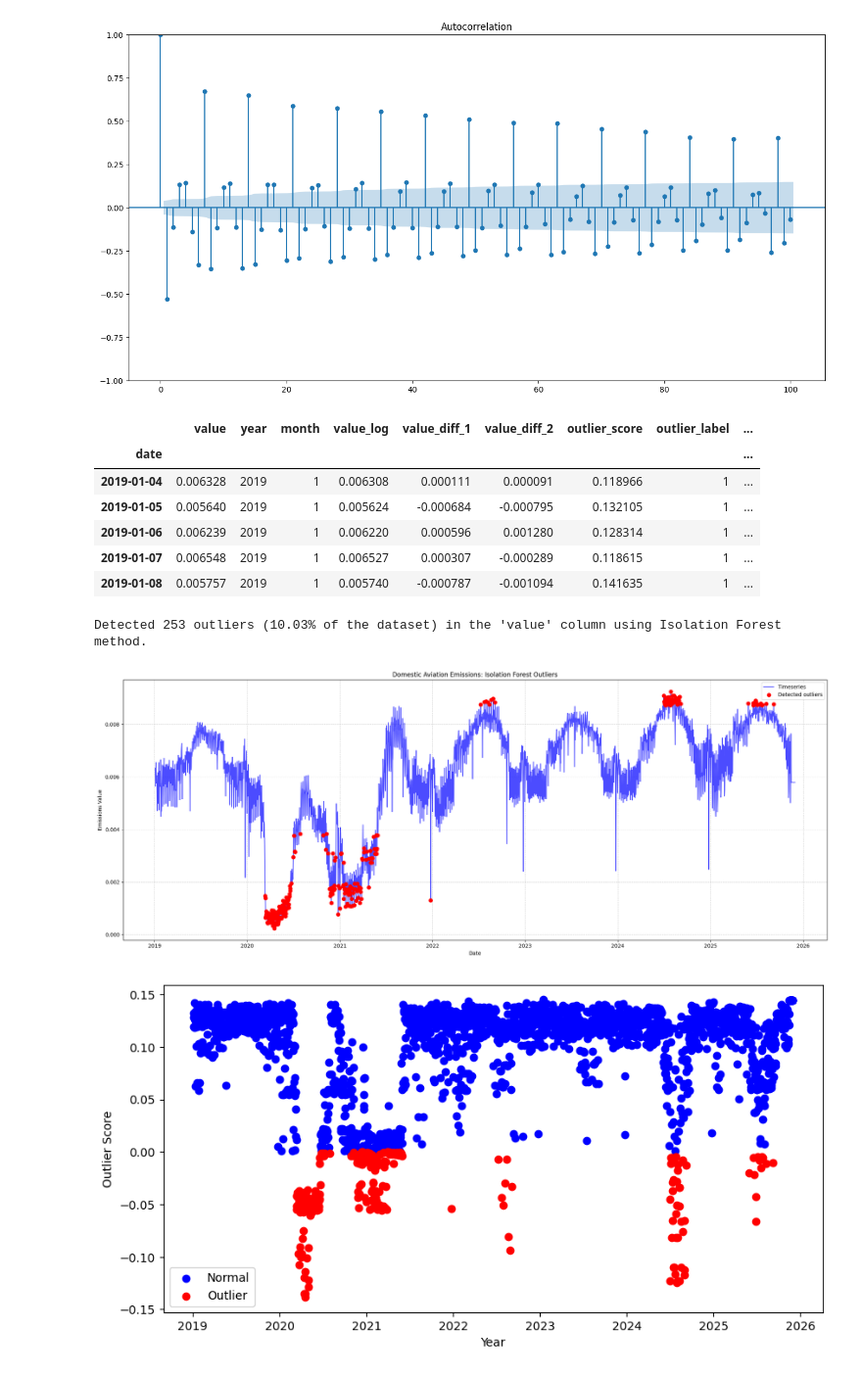
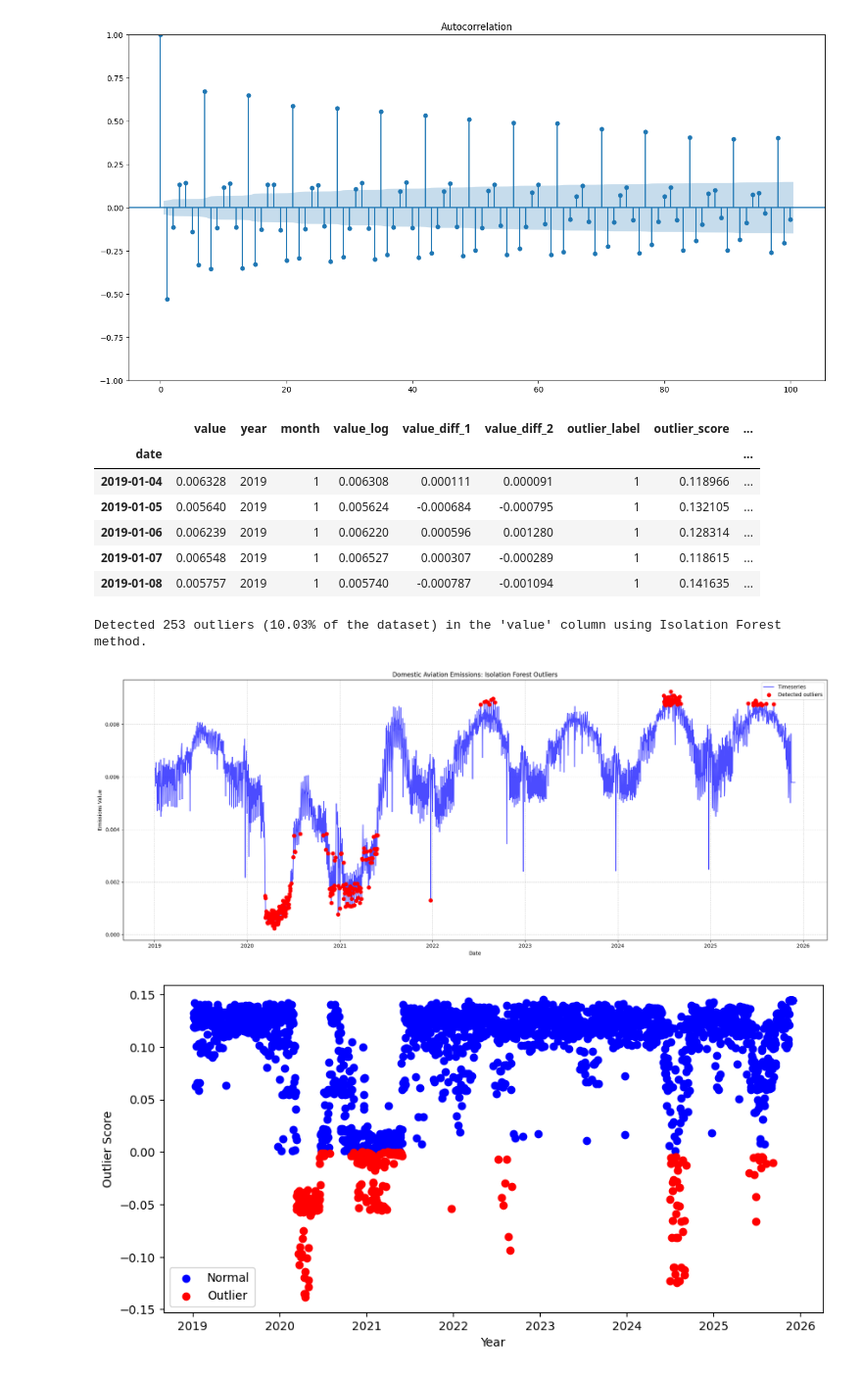
Before and after one commit to thisishasan/data_mining_and_machine_learning, a Jupyter notebook: data_mining_machine_learning.ipynb, the cells around one changed output. Shown at 98% size. Drawn from its saved outputs; the diff is of its cells as text; code cells hidden in the pictures.

```diff
--- a/data_mining_machine_learning.ipynb
+++ b/data_mining_machine_learning.ipynb
@@ -717,42 +717,41 @@ isolation_forest = IsolationForest(
     n_estimators = n_estimators,
     max_samples = sample_size,
     contamination=contamination,  # set fixed % for reproducibility (better than 'auto')
     random_state=42
 )
 
-isolation_forest.fit(df_temp_1[['value']])
+df_temp_1['outlier_label'] = isolation_forest.fit_predict(df_temp_1[['value']])
 df_temp_1['outlier_score'] = isolation_forest.decision_function(df_temp_1[['value']])
-df_temp_1['outlier_label'] = isolation_forest.fit_predict(df_temp_1[['value']])
 
 # -1 indicates an outlier, 1 indicates an inlier
 df_temp_1['is_outlier'] = df_temp_1['outlier_label'] == -1
 
 outliers_iso_forest = df_temp_1[df_temp_1['is_outlier']]
 iso_forest_outlier_percent = (len(outliers_iso_forest) / df_temp_1.shape[0]) * 100
 
 display(df_temp_1.head())
 
 print(f"Detected {len(outliers_iso_forest)} outliers ({iso_forest_outlier_percent:.2f}% of the dataset) in the 'value' column using Isolation Forest method.\n")
 
 # Plot the time series with outliers highlighted
 plt.figure(figsize=(20, 8))
 plt.plot(df_temp_1.index, df_temp_1['value'], label='Timeseries', color='blue', alpha=0.7)
 plt.scatter(outliers_iso_forest.index, outliers_iso_forest['value'], color='red', label='Detected outliers', s=50, zorder=5)
 plt.title('Domestic Aviation Emissions: Isolation Forest Outliers')
 plt.xlabel('Date')
 plt.ylabel('Emissions Value')
 plt.legend()
 plt.grid(True, linestyle='--', alpha=0.6)
 plt.tight_layout()
 plt.show()
 # %% [output]
-|  | value | year | month | value_log | value_diff_1 | value_diff_2 | outlier_score | outlier_label | ... |
+|  | value | year | month | value_log | value_diff_1 | value_diff_2 | outlier_label | outlier_score | ... |
 | date |  |  |  |  |  |  |  |  | ... |
-| 2019-01-04 | 0.006328 | 2019 | 1 | 0.006308 | 0.000111 | 0.000091 | 0.118966 | 1 | ... |
-| 2019-01-05 | 0.005640 | 2019 | 1 | 0.005624 | -0.000684 | -0.000795 | 0.132105 | 1 | ... |
-| 2019-01-06 | 0.006239 | 2019 | 1 | 0.006220 | 0.000596 | 0.001280 | 0.128314 | 1 | ... |
-| 2019-01-07 | 0.006548 | 2019 | 1 | 0.006527 | 0.000307 | -0.000289 | 0.118615 | 1 | ... |
-| 2019-01-08 | 0.005757 | 2019 | 1 | 0.005740 | -0.000787 | -0.001094 | 0.141635 | 1 | ... |
+| 2019-01-04 | 0.006328 | 2019 | 1 | 0.006308 | 0.000111 | 0.000091 | 1 | 0.118966 | ... |
+| 2019-01-05 | 0.005640 | 2019 | 1 | 0.005624 | -0.000684 | -0.000795 | 1 | 0.132105 | ... |
+| 2019-01-06 | 0.006239 | 2019 | 1 | 0.006220 | 0.000596 | 0.001280 | 1 | 0.128314 | ... |
+| 2019-01-07 | 0.006548 | 2019 | 1 | 0.006527 | 0.000307 | -0.000289 | 1 | 0.118615 | ... |
+| 2019-01-08 | 0.005757 | 2019 | 1 | 0.005740 | -0.000787 | -0.001094 | 1 | 0.141635 | ... |
 Detected 253 outliers (10.03% of the dataset) in the 'value' column using Isolation Forest method.
 [figure]
 # %%
```
Also changed, not shown: parts of 2 cells of this notebook.
